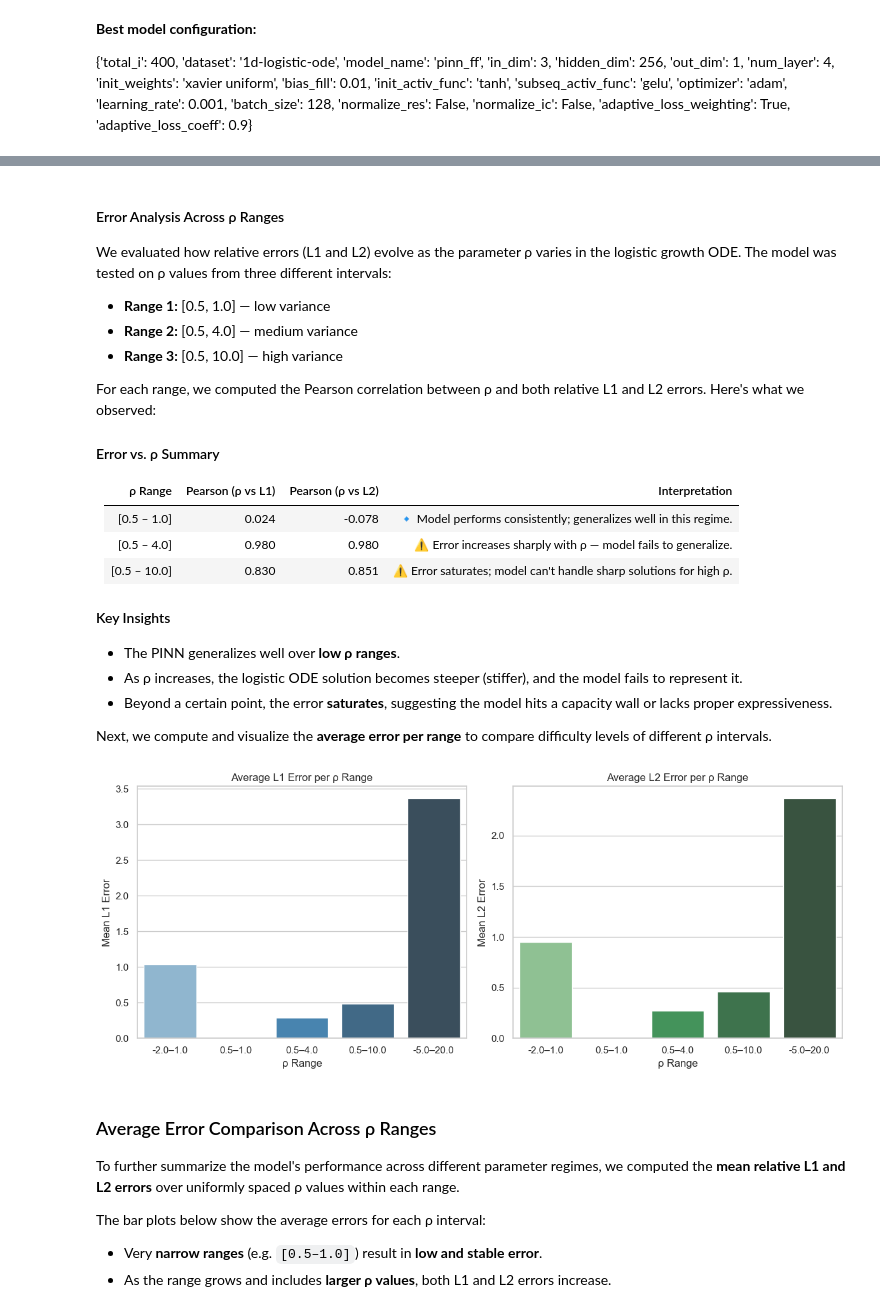
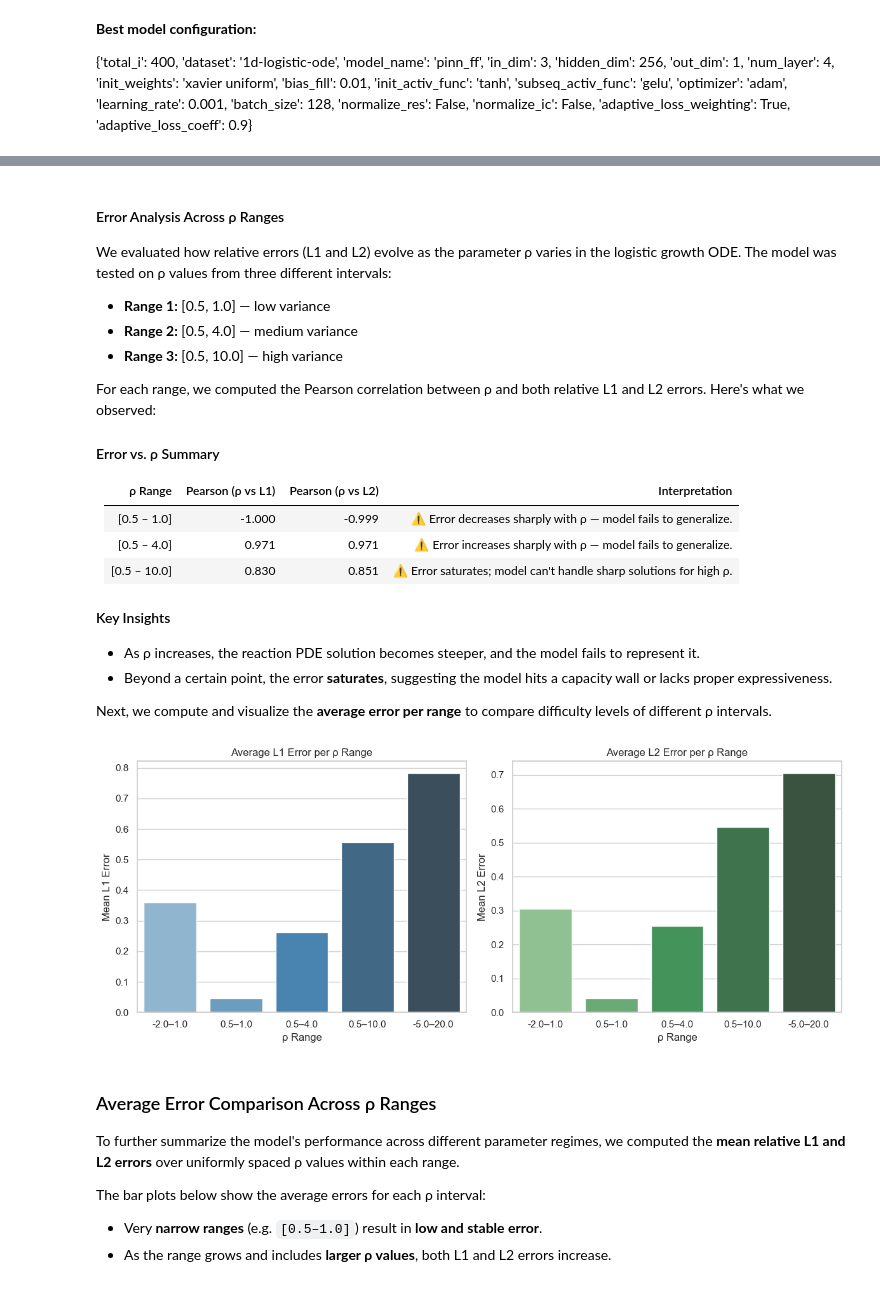
Before and after one commit to almasria/gnn_project, a Jupyter notebook: transfer_learning/1d_reaction/pinn_ff_experiments/experiments_pinn_ff_low_train_regime.ipynb, the cells around one changed output, grey strips where cells are left out. Drawn from its saved outputs; the diff is of its cells as text; code cells hidden in the pictures.

Commit message:
Cleanup 1-d Reaction
Deleted some unused notebooks and uploaded the final versions of the experiments as used in the project

```diff
--- a/transfer_learning/1d_reaction/pinn_ff_experiments/experiments_pinn_ff_low_train_regime.ipynb
+++ b/transfer_learning/1d_reaction/pinn_ff_experiments/experiments_pinn_ff_low_train_regime.ipynb
@@ -151,11 +407,20 @@ def run_training(config_dict, model, optim, dataset, rho_values, device):
         num_batches = 0
 
         for rho in rho_values:
+            # Get interior points and create a mini-batch DataLoader
             x_res, t_res, rho_res = dataset.get_interior_points(rho)
             interior_dataset = TensorDataset(x_res, t_res, rho_res)
             interior_loader = DataLoader(interior_dataset, batch_size=config_dict["batch_size"], shuffle=True)
 
-            x_ic, t_ic, rho_ic, u_ic = dataset.get_initial_condition(rho)
+            # Get full boundary data for current rho
+            (x_left, t_left, rho_left,
+            x_right, t_right, rho_right,
+            x_upper, t_upper, rho_upper,
+            x_lower, t_lower, rho_lower) = dataset.get_boundary_points(rho)
+            u_left, u_right, u_upper, u_lower = dataset.get_boundary_values(rho)
+
+
+            x_ic, t_ic, rho_ic, u_ic = x_left, t_left, rho_left, u_left
 
             for bx, bt, brho in interior_loader:
                 bx.requires_grad_()
@@ -242,6 +507,7 @@ def generate_rho_values(start, end, num=10):
 # %%
 # Define rho values
 rho_values = [0.5, 0.7, 0.8, 1.0] # small range
+device="cpu"
 
 """ start = 0.5
 end = 4.0
@@ -250,7 +516,7 @@ rho_values = generate_rho_values(start, end, num=5) """
 
 # Create the dataset using the ODEData class.
 # Note: We now provide t_range, t_points, a constant x value (e.g., 1.0), and rho_values.
-dataset = ODEData(t_range=[0, 1], rho_values=rho_values, t_points=101, constant_x=1.0, device='cuda:0')
+dataset = PDEData(x_range=[0, 2 * torch.pi], t_range=[0, 1], rho_values=rho_values, x_points=101, t_points=101, use_time_sequencing=False)
 
 
 # === Variations ===
@@ -260,7 +526,7 @@ adaptive_loss = [True, False]
 adaptive_loss_weighting_coeffs = [0.7, 0.9]
 alpha_values = [None]#[0.1, 0.25] #[0.1, 0.25, 0.5]
 epsilon_values = [None]#[0.1, 0.3] #[0.1, 0.5, 1.0]
-iteration_steps = [400] #[50, 100, 400]
+iteration_steps = [50] #[50, 100, 400]
 models = []
 for init_act,subseq_act in [("sin", "tanh"), ("sin","gelu"), ("tanh", "gelu")]:
     model = PINNff(in_dim=config.in_dim,
@@ -512,16 +766,16 @@ def generate_rho_values(start, end, num=10):
 # Function 2: Evaluate model on ρ values and return error stats
 def evaluate_rho_range(rho_values, dataset, model, device='cpu'):
     results = []
-
+    dataset = PDEData(x_range=[0, 2 * torch.pi], t_range=[0, 1], rho_values=rho_values, x_points=101, t_points=101, use_time_sequencing=True)
     for rho in rho_values:
-        x_test, t_test, _ = dataset.get_interior_input_without_points()
+        x_test, t_test, _ = dataset.get_interior_points(rho)
         rho_test = torch.full_like(x_test, rho).to(device)
 
-        u_analytical = dataset.analytical_solution(x_test, t_test, rho).cpu().detach().numpy().reshape(-1)
+        u_analytical = dataset.analytical_solution(x_test[:, 0:1], t_test[:, 0:1], rho).cpu().detach().numpy().reshape(101,101)
 
         with torch.no_grad():
             pred = model(x_test.to(device), t_test.to(device), rho_test.to(device))[:, 0]
-            pred = pred.cpu().detach().numpy().reshape(-1)
+            pred = pred.cpu().detach().numpy().reshape(101,101)
 
         rl1 = np.sum(np.abs(u_analytical - pred)) / np.sum(np.abs(u_analytical))
         rl2 = np.sqrt(np.sum((u_analytical - pred) ** 2) / np.sum(u_analytical ** 2))
@@ -555,16 +809,18 @@ def visualize_error_vs_rho(df, range_label=""):
     print(f"Pearson correlation (ρ vs L1): {p_l1:.3f}")
     print(f"Pearson correlation (ρ vs L2): {p_l2:.3f}")
 # %%
+def generate_rho_values(start, end, num=10):
+    return np.linspace(start, end, num).tolist()
 # Example usage loop over different rho ranges
 ranges = [
     (0.5, 1.0),   # Low variance
     (0.5, 4.0),   # Medium variance
     (0.5, 10.0),  # High variance
 ]
-dataset = ODEData(t_range=[0, 1], rho_values=[0.1, 0.3, 0.4], t_points=101, constant_x=1.0, device='cuda:0') # here we can use dummy rho values
 
 for start, end in ranges:
     rho_vals = generate_rho_values(start, end, num=10)
-    df_results = evaluate_rho_range(rho_vals, dataset, best_model, device='cuda:0')
+    dataset_eval = PDEData(x_range=[0, 2 * torch.pi], t_range=[0, 1], rho_values=rho_vals, x_points=101, t_points=101, use_time_sequencing=False)
+    df_results = evaluate_rho_range(rho_vals, dataset_eval, model, device='cpu')
     visualize_error_vs_rho(df_results, range_label=f"{start}–{end}")
 # %% [output]
@@ -592,14 +848,13 @@ For each range, we computed the Pearson correlation between ρ and both relative
 
 | ρ Range       | Pearson (ρ vs L1) | Pearson (ρ vs L2) | Interpretation                                                   |
 |---------------|-------------------|-------------------|------------------------------------------------------------------|
-| [0.5 – 1.0]    | 0.024             | -0.078            | 🔹 Model performs consistently; generalizes well in this regime. |
-| [0.5 – 4.0]    | 0.980             | 0.980             | ⚠️ Error increases sharply with ρ — model fails to generalize.   |
+| [0.5 – 1.0]    | -1.000             | -0.999            | ⚠️ Error decreases sharply with ρ — model fails to generalize. |
+| [0.5 – 4.0]    | 0.971             | 0.971             | ⚠️ Error increases sharply with ρ — model fails to generalize.   |
 | [0.5 – 10.0]   | 0.830             | 0.851             | ⚠️ Error saturates; model can't handle sharp solutions for high ρ.|
 
 #### Key Insights
 
-- The PINN generalizes well over **low ρ ranges**.
-- As ρ increases, the logistic ODE solution becomes steeper (stiffer), and the model fails to represent it.
+- As ρ increases, the reaction PDE solution becomes steeper, and the model fails to represent it.
 - Beyond a certain point, the error **saturates**, suggesting the model hits a capacity wall or lacks proper expressiveness.
 
 Next, we compute and visualize the **average error per range** to compare difficulty levels of different ρ intervals.
@@ -647,16 +902,16 @@ def plot_average_errors(df_avg):
 # %%
 ranges = [
     (-2.0, 1.0),
     (0.5, 1.0),
     (0.5, 4.0),
     (0.5, 10.0),
     (-5.0, 20.0)
 ]
 
-df_avg = compute_average_error_per_range(ranges, dataset, best_model, device='cuda:0')
+df_avg = compute_average_error_per_range(ranges, dataset, best_model, device='cpu')
 plot_average_errors(df_avg)
 # %% [output]
-[figure, old version]
+[figure, new version]
 # %% [markdown]
 ### Average Error Comparison Across ρ Ranges
 
```
Also changed, not shown: parts of 15 cells of this notebook, 11 other files.
